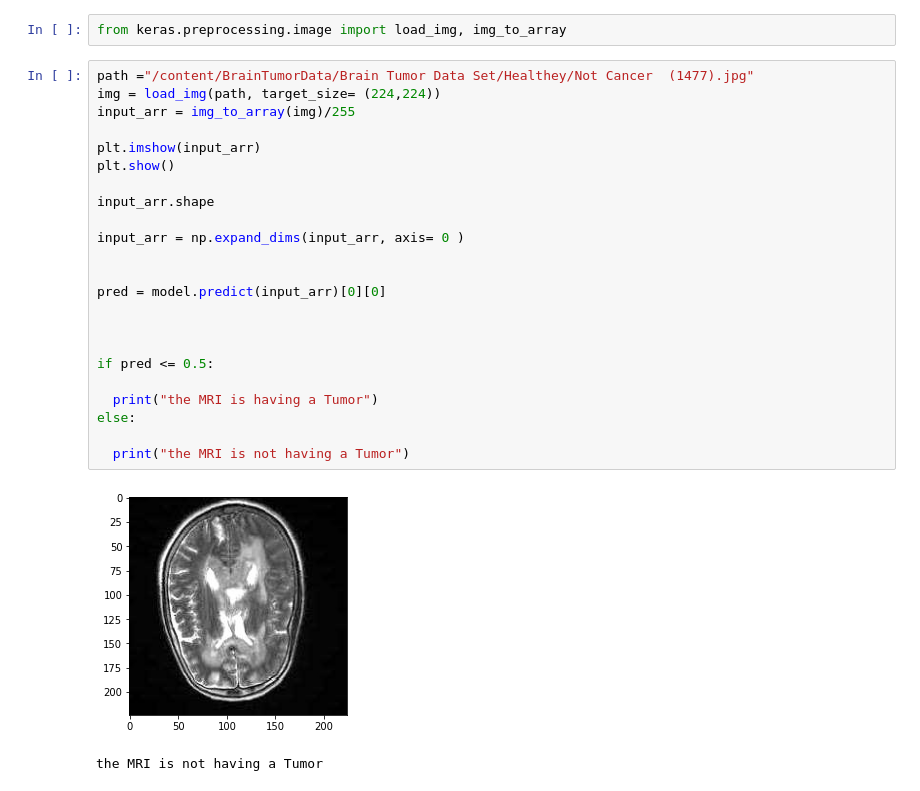
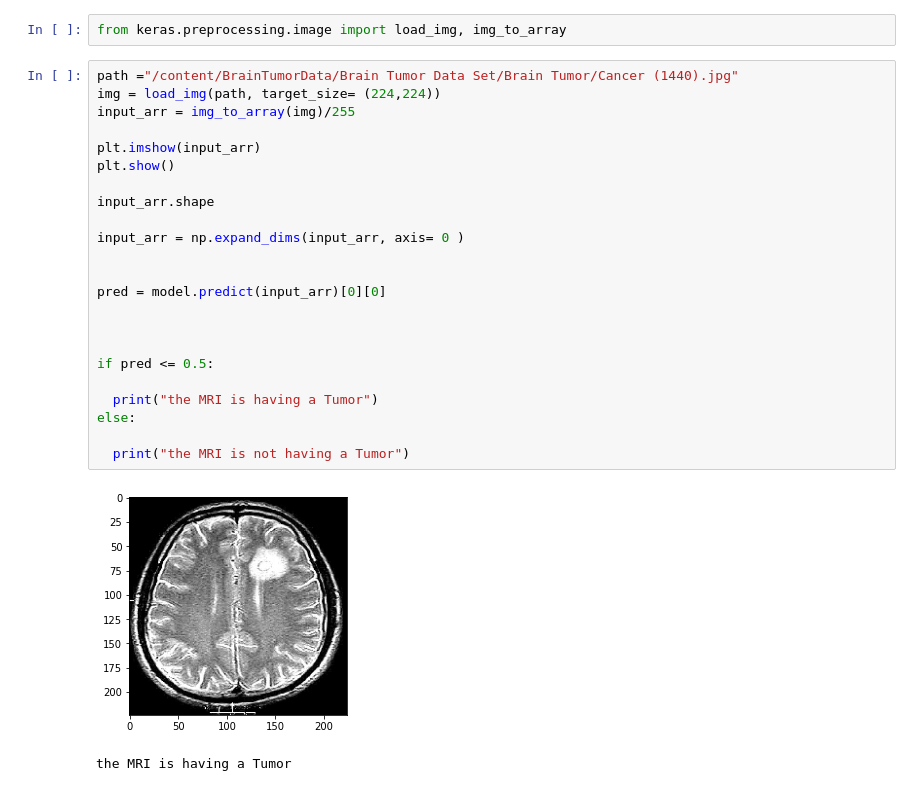
Before and after one commit to avijeetnair/BrainTumourDetection, a Jupyter notebook: Brain_Tumor_Detection.ipynb, the cells around one changed output. Saved outputs shown, nothing was run; the diff lists cells and outputs as text.

```diff
--- a/Brain_Tumor_Detection.ipynb
+++ b/Brain_Tumor_Detection.ipynb
@@ -246,28 +282,28 @@ the accuracy of our model is 82.47422575950623 %
 # %%
 from keras.preprocessing.image import load_img, img_to_array
 # %%
-path ="/content/BrainTumorData/Brain Tumor Data Set/Healthey/Not Cancer  (1477).jpg"
+path ="/content/BrainTumorData/Brain Tumor Data Set/Brain Tumor/Cancer (1440).jpg"
 img = load_img(path, target_size= (224,224))
 input_arr = img_to_array(img)/255
 
 plt.imshow(input_arr)
 plt.show()
 
 input_arr.shape
 
 input_arr = np.expand_dims(input_arr, axis= 0 )
 
 
 pred = model.predict(input_arr)[0][0]
 
 
 
 if pred <= 0.5:
 
   print("the MRI is having a Tumor")
 else:
 
   print("the MRI is not having a Tumor")
 # %% [output]
-[figure, old version]
+[figure, new version]
-the MRI is not having a Tumor
+the MRI is having a Tumor
```
Also changed, not shown: parts of 6 cells of this notebook.
